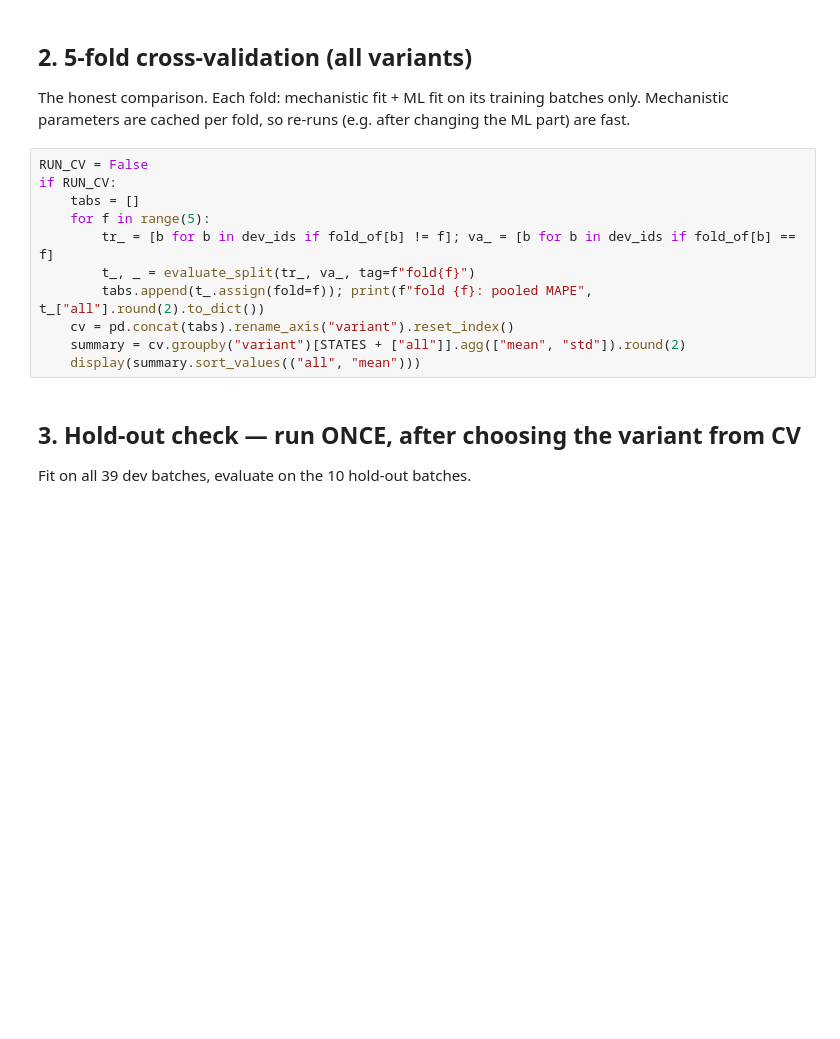
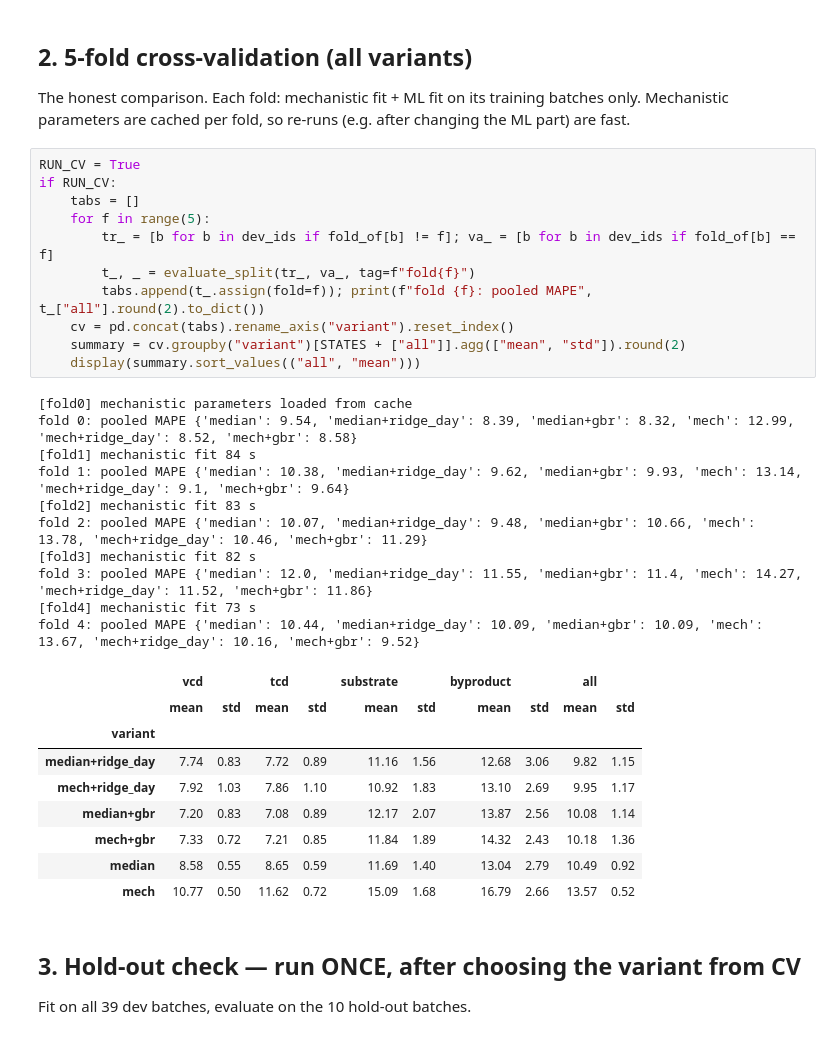
Before and after one commit to SwissDataScienceCenter/SDSC-STEM4Health-group15, a Jupyter notebook: notebooks/03_hybrid_ml.ipynb, the cells around one changed output. Cells and saved outputs as stored; diff of their text form; blank space fills up the shorter version.

Commit message:
run k-fold

```diff
--- a/notebooks/03_hybrid_ml.ipynb
+++ b/notebooks/03_hybrid_ml.ipynb
@@ -156,16 +156,36 @@ imp.sort_values("vcd", ascending=False).round(3)
 ## 2. 5-fold cross-validation (all variants)
 The honest comparison. Each fold: mechanistic fit + ML fit on its training batches only. Mechanistic parameters are cached per fold, so re-runs (e.g. after changing the ML part) are fast.
 # %%
-RUN_CV = False
+RUN_CV = True
 if RUN_CV:
     tabs = []
     for f in range(5):
         tr_ = [b for b in dev_ids if fold_of[b] != f]; va_ = [b for b in dev_ids if fold_of[b] == f]
         t_, _ = evaluate_split(tr_, va_, tag=f"fold{f}")
         tabs.append(t_.assign(fold=f)); print(f"fold {f}: pooled MAPE", t_["all"].round(2).to_dict())
     cv = pd.concat(tabs).rename_axis("variant").reset_index()
     summary = cv.groupby("variant")[STATES + ["all"]].agg(["mean", "std"]).round(2)
     display(summary.sort_values(("all", "mean")))
+# %% [output]
+[fold0] mechanistic parameters loaded from cache
+fold 0: pooled MAPE {'median': 9.54, 'median+ridge_day': 8.39, 'median+gbr': 8.32, 'mech': 12.99, 'mech+ridge_day': 8.52, 'mech+gbr': 8.58}
+[fold1] mechanistic fit 84 s
+fold 1: pooled MAPE {'median': 10.38, 'median+ridge_day': 9.62, 'median+gbr': 9.93, 'mech': 13.14, 'mech+ridge_day': 9.1, 'mech+gbr': 9.64}
+[fold2] mechanistic fit 83 s
+fold 2: pooled MAPE {'median': 10.07, 'median+ridge_day': 9.48, 'median+gbr': 10.66, 'mech': 13.78, 'mech+ridge_day': 10.46, 'mech+gbr': 11.29}
+[fold3] mechanistic fit 82 s
+fold 3: pooled MAPE {'median': 12.0, 'median+ridge_day': 11.55, 'median+gbr': 11.4, 'mech': 14.27, 'mech+ridge_day': 11.52, 'mech+gbr': 11.86}
+[fold4] mechanistic fit 73 s
+fold 4: pooled MAPE {'median': 10.44, 'median+ridge_day': 10.09, 'median+gbr': 10.09, 'mech': 13.67, 'mech+ridge_day': 10.16, 'mech+gbr': 9.52}
+|  | vcd |  | tcd |  | substrate |  | byproduct |  | all |  |
+|  | mean | std | mean | std | mean | std | mean | std | mean | std |
+| variant |  |  |  |  |  |  |  |  |  |  |
+| median+ridge_day | 7.74 | 0.83 | 7.72 | 0.89 | 11.16 | 1.56 | 12.68 | 3.06 | 9.82 | 1.15 |
+| mech+ridge_day | 7.92 | 1.03 | 7.86 | 1.10 | 10.92 | 1.83 | 13.10 | 2.69 | 9.95 | 1.17 |
+| median+gbr | 7.20 | 0.83 | 7.08 | 0.89 | 12.17 | 2.07 | 13.87 | 2.56 | 10.08 | 1.14 |
+| mech+gbr | 7.33 | 0.72 | 7.21 | 0.85 | 11.84 | 1.89 | 14.32 | 2.43 | 10.18 | 1.36 |
+| median | 8.58 | 0.55 | 8.65 | 0.59 | 11.69 | 1.40 | 13.04 | 2.79 | 10.49 | 0.92 |
+| mech | 10.77 | 0.50 | 11.62 | 0.72 | 15.09 | 1.68 | 16.79 | 2.66 | 13.57 | 0.52 |
 # %% [markdown]
 ## 3. Hold-out check — run ONCE, after choosing the variant from CV
 Fit on all 39 dev batches, evaluate on the 10 hold-out batches.
```
Also changed, not shown: parts of 3 cells of this notebook, 4 other files.
